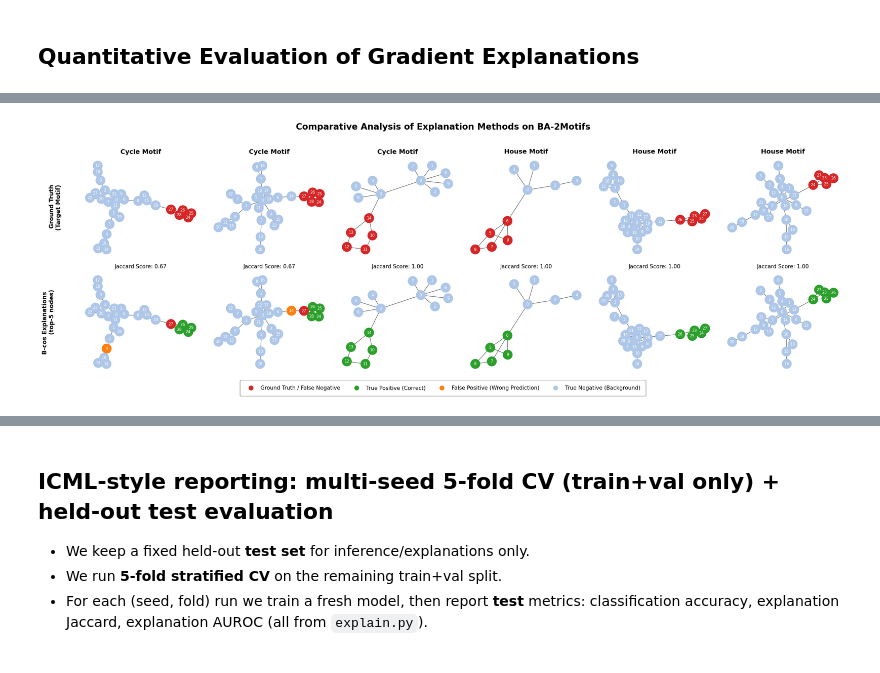
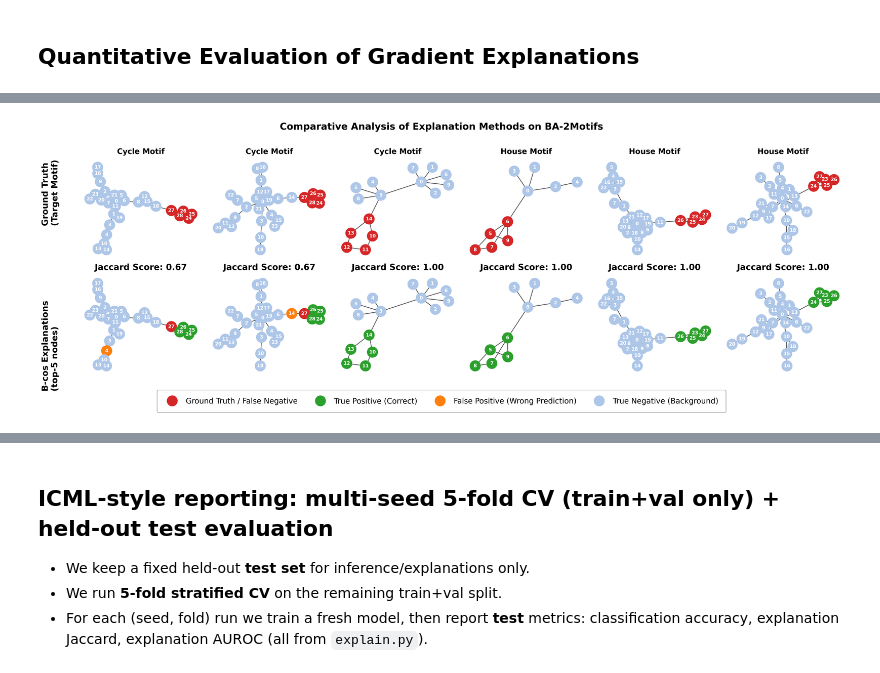
Before and after one commit to CruelMarco/bcosgnn, a Jupyter notebook: shaique_updates/codes/Ba2_Motif_Experiments/ba2motifs_shaique_GIN_OG_v3.ipynb, the cells around one changed output, grey strips where cells are left out. Drawn from its saved outputs; the diff is of its cells as text; code cells hidden in the pictures.

```diff
--- a/shaique_updates/codes/Ba2_Motif_Experiments/ba2motifs_shaique_GIN_OG_v3.ipynb
+++ b/shaique_updates/codes/Ba2_Motif_Experiments/ba2motifs_shaique_GIN_OG_v3.ipynb
@@ -912,17 +909,16 @@ def get_node_colors(num_nodes, gt_nodes, pred_nodes):
     return colors
 
 def visualize_comparative_explanations(model, dataset, seed=42):
-    plt.rcParams['figure.dpi'] = 150
+    # High DPI for paper quality
+    plt.rcParams['figure.dpi'] = 300
     plt.rcParams['font.family'] = 'sans-serif'
 
     # 1. Pick 3 random graphs from Label 0 and 3 from Label 1
     np.random.seed(seed)
 
-    # Get indices for each class
     indices_0 = [i for i, data in enumerate(dataset) if data.y.item() == 0]
     indices_1 = [i for i, data in enumerate(dataset) if data.y.item() == 1]
 
-    # Sample 3 from each
     if len(indices_0) < 3 or len(indices_1) < 3:
         raise ValueError("Dataset does not contain enough samples for each class (need 3 each).")
 
@@ -932,23 +928,12 @@ def visualize_comparative_explanations(model, dataset, seed=42):
     sample_indices = np.concatenate([sample_indices_0, sample_indices_1])
     sample_graphs = [dataset[i] for i in sample_indices]
 
-    num_samples = 6  # Fixed at 3 + 3
+    num_samples = 6
 
     transform = functools.partial(get_one_hot_degree_clamped, max_degree=4)
 
-    # 2 rows, 6 columns
-    fig, axes = plt.subplots(2, num_samples, figsize=(3.5 * num_samples, 7.5))
-
-    row_labels = [
-        "Ground Truth\n(Target Motif)",
-        "B-cos Explanations \n(top-5 nodes)\n",
-    ]
-
-    # Loop over the 2 rows to set labels
-    for ax, label in zip(axes[:, 0], row_labels):
-        ax.annotate(label, xy=(0, 0.5), xytext=(-ax.yaxis.labelpad - 25, 0),
-                    xycoords=ax.yaxis.label, textcoords='offset points',
-                    size=11, ha='right', va='center', rotation=90, fontweight='bold')
+    # Setup Figure
+    fig, axes = plt.subplots(2, num_samples, figsize=(4 * num_samples, 9))
 
     for col_idx, (graph_idx, data) in enumerate(zip(sample_indices, sample_graphs)):
         # Prepare data
@@ -965,17 +950,19 @@ def visualize_comparative_explanations(model, dataset, seed=42):
         gt_nodes = set(torch.where(data.node_mask.squeeze() == 1)[0].numpy())
         k = len(gt_nodes)
 
-        # Row 1: Ground Truth
+        # --- Row 1: Ground Truth ---
         ax_gt = axes[0, col_idx]
         gt_colors = ['#d62728' if i in gt_nodes else '#aec7e8' for i in range(data.num_nodes)]
 
-        # RESTORED: with_labels=True
-        nx.draw(g, pos, ax=ax_gt, with_labels=True, node_color=gt_colors,
-                node_size=300, font_color='white', font_size=7, edge_color='#555555', width=0.8)
+        # Nodes/Edges
+        nx.draw(g, pos, ax=ax_gt, with_labels=False, node_color=gt_colors,
+                node_size=500, edge_color='#555555', width=1.5)
+        # Labels
+        nx.draw_networkx_labels(g, pos, ax=ax_gt, font_color='white',
+                                font_size=10, font_weight='bold')
 
-        # UPDATED: Specific Motif Titles
         label_name = "Cycle Motif" if data.y.item() == 0 else "House Motif"
-        ax_gt.set_title(label_name, fontsize=12, fontweight='bold')
+        ax_gt.set_title(label_name, fontsize=16, fontweight='bold', pad=10)
 
         # Get prediction
         x_manual = data_transformed.x.clone().requires_grad_()
@@ -984,49 +971,64 @@ def visualize_comparative_explanations(model, dataset, seed=42):
             out = model(x_manual, data_transformed.edge_index, batch)
         pred_class = 1 if out.item() > 0 else 0
 
-        # Row 2: explain() Function
+        # --- Row 2: Explain ---
         ax_explain = axes[1, col_idx]
         try:
             node_contrib = explain(model, data_transformed.x, data_transformed.edge_index, batch).detach()
             scores = node_contrib.sum(1)
             if pred_class == 0:
                 scores = -scores
 
             _, top_k = torch.topk(scores, k)
             pred_nodes = set(top_k.numpy())
 
             jaccard = len(gt_nodes.intersection(pred_nodes)) / len(gt_nodes.union(pred_nodes)) if len(gt_nodes.union(pred_nodes)) > 0 else 0.0
             colors = get_node_colors(data.num_nodes, gt_nodes, pred_nodes)
 
-            # RESTORED: with_labels=True
-            nx.draw(g, pos, ax=ax_explain, with_labels=True, node_color=colors,
-                    node_size=300, font_color='white', font_size=7, edge_color='#555555', width=0.8)
-            ax_explain.set_title(f"Jaccard Score: {jaccard:.2f}", fontsize=10)
+            # Nodes/Edges
+            nx.draw(g, pos, ax=ax_explain, with_labels=False, node_color=colors,
+                    node_size=500, edge_color='#555555', width=1.5)
+            # Labels
+            nx.draw_networkx_labels(g, pos, ax=ax_explain, font_color='white',
+                                    font_size=10, font_weight='bold')
+
+            ax_explain.set_title(f"Jaccard Score: {jaccard:.2f}", fontsize=18, fontweight='bold', pad=10)
+
         except Exception:
-            ax_explain.text(0.5, 0.5, "Computation Failed", ha='center', va='center', color='red')
+            ax_explain.text(0.5, 0.5, "Computation Failed", ha='center', va='center', color='red', fontsize=12)
             ax_explain.set_axis_off()
 
-    # Legend
+    # --- Row Titles ---
+    fig.text(0.01, 0.75, "Ground Truth\n(Target Motif)", ha='left', va='center',
+             rotation=90, fontsize=18, fontweight='bold')
+    fig.text(0.01, 0.25, "B-cos Explanations\n(top-5 nodes)", ha='left', va='center',
+             rotation=90, fontsize=18, fontweight='bold')
+
+    # --- Legend ---
+    # INCREASED markersize to 24 to match font
     legend_elements = [
-        plt.Line2D([0], [0], marker='o', color='w', markerfacecolor='#d62728', markersize=10, label='Ground Truth / False Negative'),
-        plt.Line2D([0], [0], marker='o', color='w', markerfacecolor='#2ca02c', markersize=10, label='True Positive (Correct)'),
-        plt.Line2D([0], [0], marker='o', color='w', markerfacecolor='#ff7f0e', markersize=10, label='False Positive (Wrong Prediction)'),
-        plt.Line2D([0], [0], marker='o', color='w', markerfacecolor='#aec7e8', markersize=10, label='True Negative (Background)'),
+        plt.Line2D([0], [0], marker='o', color='w', markerfacecolor='#d62728', markersize=24, label='Ground Truth / False Negative'),
+        plt.Line2D([0], [0], marker='o', color='w', markerfacecolor='#2ca02c', markersize=24, label='True Positive (Correct)'),
+        plt.Line2D([0], [0], marker='o', color='w', markerfacecolor='#ff7f0e', markersize=24, label='False Positive (Wrong Prediction)'),
+        plt.Line2D([0], [0], marker='o', color='w', markerfacecolor='#aec7e8', markersize=24, label='True Negative (Background)'),
     ]
 
-    fig.legend(handles=legend_elements, loc='lower center', ncol=4, bbox_to_anchor=(0.5, 0.01),
-               frameon=True, fontsize=10, borderpad=1, edgecolor='gray')
+    # INCREASED fontsize to 16
+    fig.legend(handles=legend_elements, loc='lower center', ncol=4, bbox_to_anchor=(0.5, 0.02),
+               frameon=True, fontsize=16, borderpad=1, edgecolor='gray')
 
-    plt.suptitle("Comparative Analysis of Explanation Methods on BA-2Motifs", fontsize=16, fontweight='bold', y=0.96)
-    plt.tight_layout(rect=[0, 0.08, 1, 0.94])
+    plt.suptitle("Comparative Analysis of Explanation Methods on BA-2Motifs", fontsize=20, fontweight='bold', y=0.98)
+
+    # ADJUSTED RECT: Bottom margin increased to 0.14 to accommodate larger legend
+    plt.tight_layout(rect=[0.05, 0.14, 1, 0.96])
 
     plt.savefig("comparative_explanations.pdf", format='pdf', bbox_inches='tight')
     plt.show()
 
 # Run
 visualize_comparative_explanations(best_model, test_dataset)
 # %% [output]
-[figure, old version]
+[figure, new version]
 # %%
 # Run evaluation
 print("\n" + "="*80)
```
Also changed, not shown: parts of 10 cells of this notebook, 18 other files.
